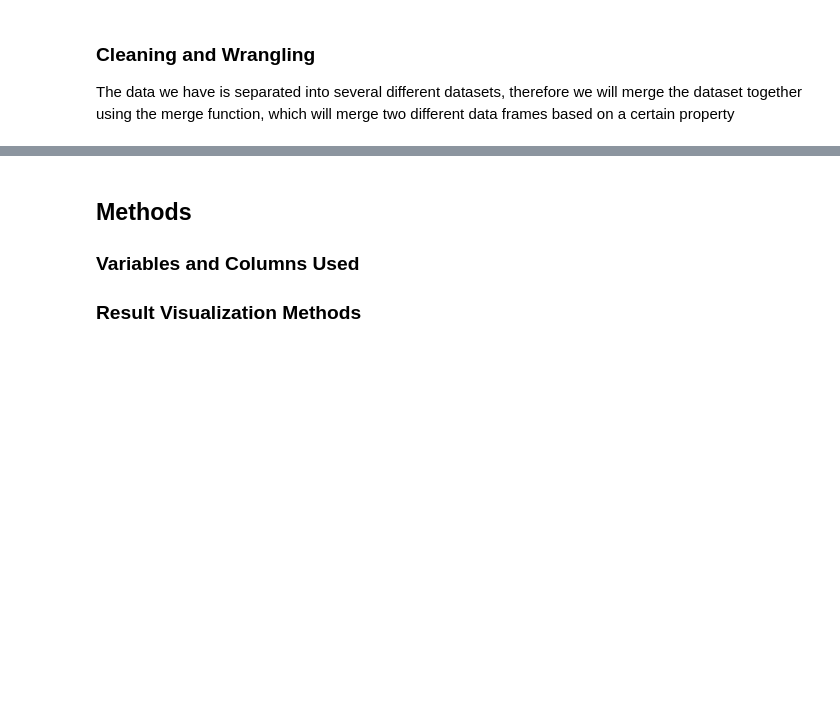
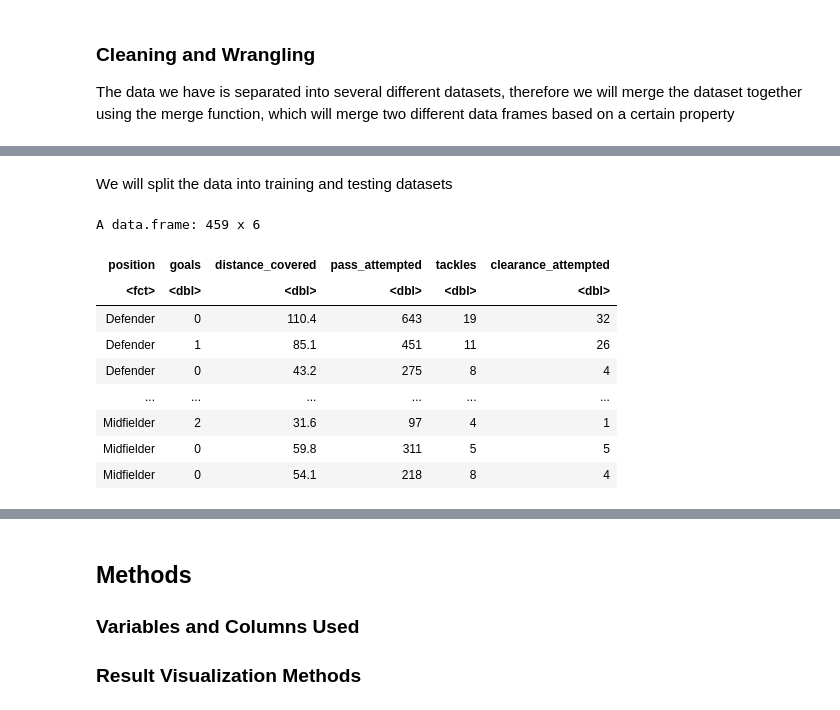
Before and after one commit to JoelGunawan/dsci-100-009-group-8, a Jupyter notebook: Proposal.ipynb, the cells around one changed output, grey strips where cells are left out. Drawn from its saved outputs; the diff is of its cells as text; code cells hidden in the pictures; blank space fills up the shorter version.

```diff
--- a/Proposal.ipynb
+++ b/Proposal.ipynb
@@ -42,0 +105,18 @@ We will wrangle the data in several ways before we can use it. First of all, we
+# %% [markdown]
+We will split the data into training and testing datasets
+# %%
+football_split <- initial_split(football_data, prop = 0.75, strata = position)
+football_train <- training(football_split)
+football_test <- testing(football_split)
+football_train
+# %% [output]
+A data.frame: 459 x 6
+| position | goals | distance_covered | pass_attempted | tackles | clearance_attempted |
+| <fct> | <dbl> | <dbl> | <dbl> | <dbl> | <dbl> |
+| Defender | 0 | 110.4 | 643 | 19 | 32 |
+| Defender | 1 | 85.1 | 451 | 11 | 26 |
+| Defender | 0 | 43.2 | 275 | 8 | 4 |
+| ... | ... | ... | ... | ... | ... |
+| Midfielder | 2 | 31.6 | 97 | 4 | 1 |
+| Midfielder | 0 | 59.8 | 311 | 5 | 5 |
+| Midfielder | 0 | 54.1 | 218 | 8 | 4 |
```
Also changed, not shown: parts of 11 cells of this notebook.
